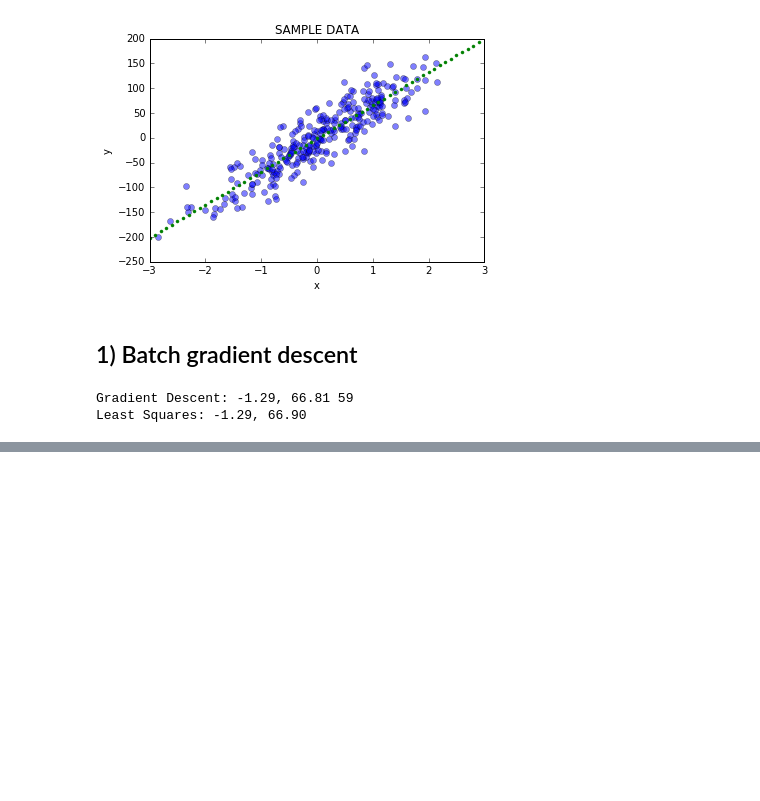
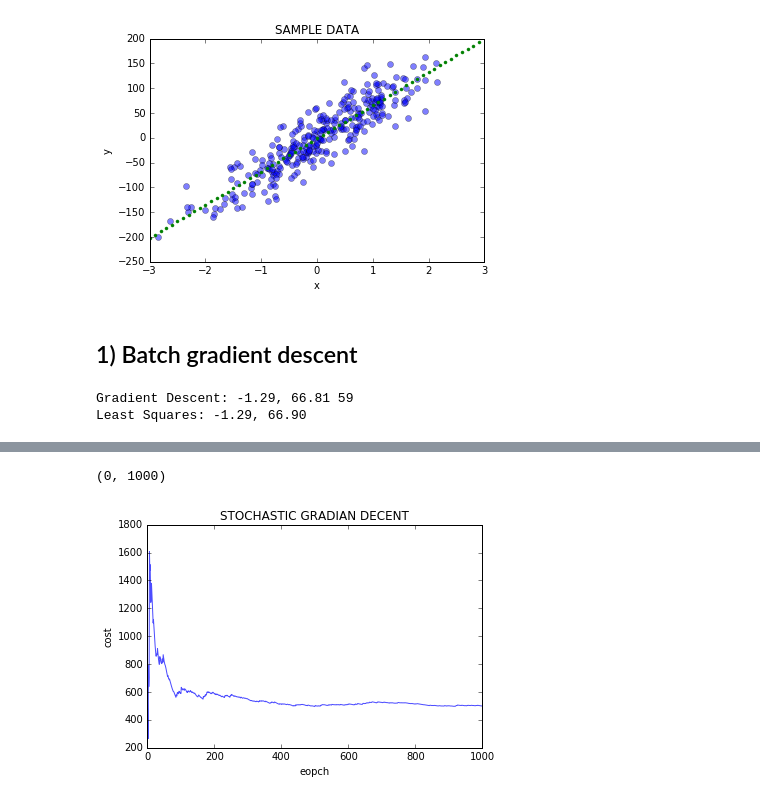
Before and after one commit to yennanliu/analysis, a Jupyter notebook: ML_/ML_Basic_Gradian_Decent.ipynb, the cells around one changed output, grey strips where cells are left out. Saved outputs shown, nothing was run; the diff lists cells and outputs as text; code cells hidden in the pictures; blank space fills up the shorter version.

```diff
--- a/ML_/ML_Basic_Gradian_Decent.ipynb
+++ b/ML_/ML_Basic_Gradian_Decent.ipynb
@@ -235,0 +328,10 @@ plot_gradian_decent_3D(ms,bs,xaug, y, theta)
+# %%
+plt.xlabel('eopch')
+plt.ylabel('cost')
+plt.title('STOCHASTIC GRADIAN DECENT')
+plt.plot(range(len(cost2[-10000:])), cost2[-10000:], alpha=0.7);
+# for making large variance of the loss function clear in early eopch
+plt.xlim(0,1000)
+# %% [output]
+(0, 1000)
+[figure, added]
```
Also changed, not shown: parts of 13 cells of this notebook.
